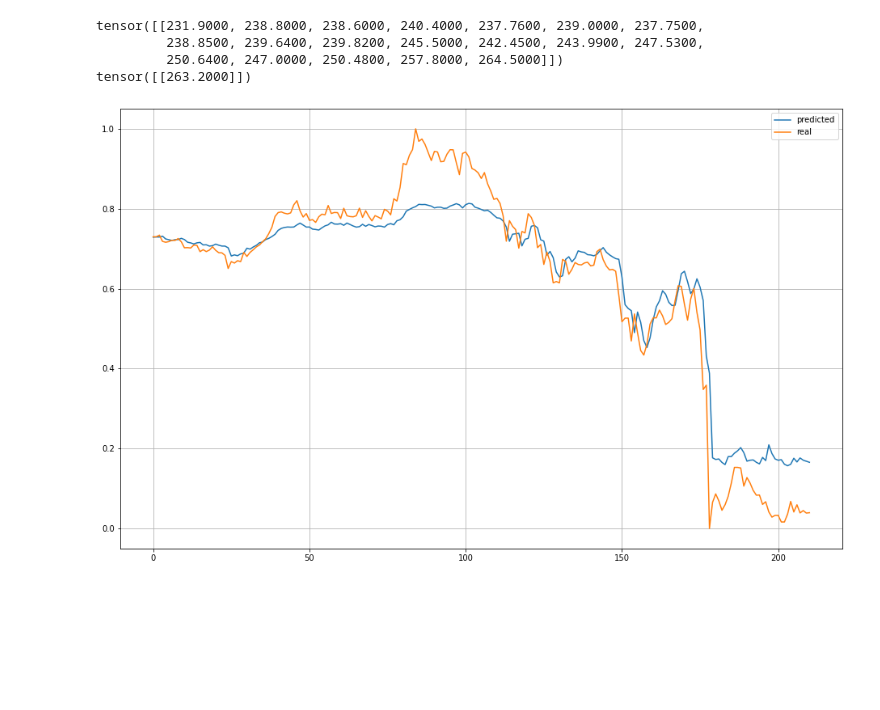
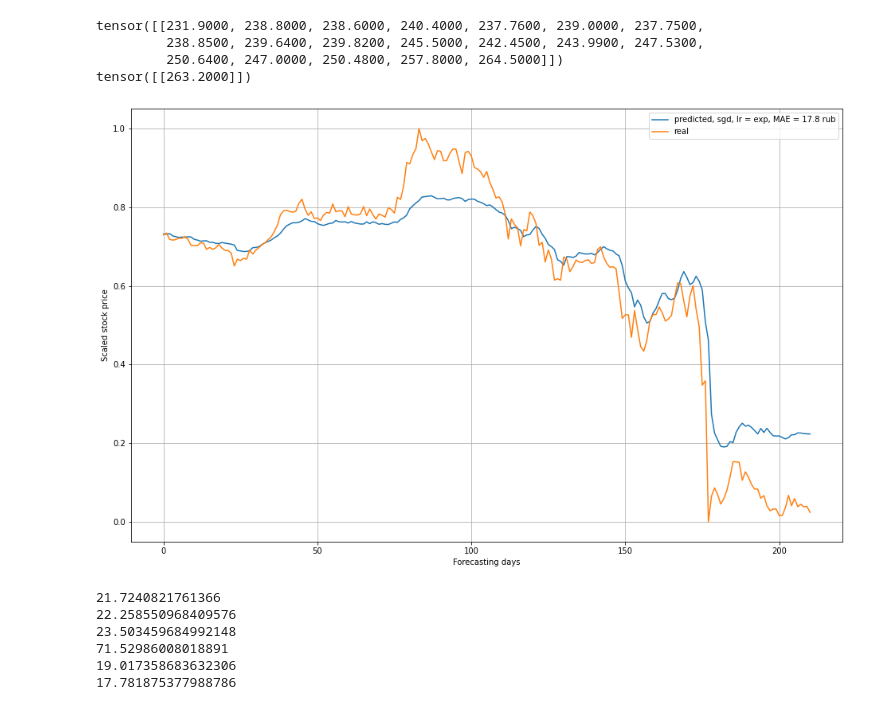
Before and after one commit to IvanLukianenko/OST, a Jupyter notebook: code/MainNotebook.ipynb, the cells around one changed output. Saved outputs shown, nothing was run; the diff lists cells and outputs as text; code cells hidden in the pictures; blank space fills up the shorter version.

```diff
--- a/code/MainNotebook.ipynb
+++ b/code/MainNotebook.ipynb
@@ -53,15 +53,16 @@ from torch.optim import Adam
 
 loss_fn = torch.nn.MSELoss(reduction="mean")
 m = model.GRU(
-    input_dim = 19,
+    input_dim = 1,
     hidden_dim = 20,
-    num_layers = 1,
+    num_layers = 5,
     output_dim = 1
 )
-opt_adam = Adam(m.parameters())
-lr_scheduler = torch.optim.lr_scheduler.CosineAnnealingLR(opt_adam, 10, eta_min=0, last_epoch=- 1, verbose=False)
-
+#opt_adam = Adam(m.parameters())
+opt_sgd = torch.optim.SGD(m.parameters(), lr=0.1)
+#lr_scheduler = torch.optim.lr_scheduler.CosineAnnealingLR(opt_sgd, 10, eta_min=0, last_epoch=- 1, verbose=False)
+lr_scheduler = torch.optim.lr_scheduler.ExponentialLR(opt_sgd, 0.9, last_epoch=- 1, verbose=False)
 start = datetime(2018, 1, 1)
 train_dl, test_dl = dp.get_dataloaders("SBER.ME", start, 20, 50)
-losses = model.train(m, train_dl, 200, opt_adam, loss_fn)
+losses = model.train(m, train_dl, 100, opt_sgd, loss_fn)
 # %% [output]
@@ -84,0 +74,5 @@ Epoch: 199 | Loss: 0.00010213780478807166
+# %%
+from dataproccesing import dp
+from datetime import datetime
+start = datetime(2018, 1, 1)
+train_dl, test_dl = dp.get_dataloaders("SBER.ME", start, 20, 50)
@@ -115,3 +128,6 @@ preds, true_values = test(m, test_dl)
+# %%
+#sber.me - sgd, exp
+preds_sgd_exp, true_values = test(m, test_dl)
 # %%
 for x, y in train_dl:
     print(x)
@@ -125,11 +141,33 @@ tensor([[263.2000]])
 # %%
 import matplotlib.pyplot as plt
 plt.figure(figsize=(16, 10))
-plt.plot([i for i in range(len(preds))], preds, label="predicted")
-plt.plot([i for i in range(len(preds))], true_values, label="real")
+#plt.plot([i for i in range(len(true_values))], preds_lr, label="predicted, adam, lr = 0.001, MAE = 21.7 rub")
+#plt.plot([i for i in range(len(true_values))], preds_cos, label="predicted, adam, lr = cosine, MAE = 22.2 rub")
+#plt.plot([i for i in range(len(true_values))], preds_exp, label="predicted, adam, lr = exp, MAE = 23.5 rub")
+#plt.plot([i for i in range(len(true_values))], preds_sgd_lr, label="predicted, sgd, lr = 0.001, MAE = 71.5 rub")
+#plt.plot([i for i in range(len(true_values))], preds_sgd_cos, label="predicted, sgd, lr = cosine, MAE = 19.0 rub")
+plt.plot([i for i in range(len(true_values))], preds_sgd_exp, label="predicted, sgd, lr = exp, MAE = 17.8 rub")
+plt.plot([i for i in range(len(true_values))], true_values, label="real")
 plt.legend()
-
+plt.ylabel("Scaled stock price")
+plt.xlabel("Forecasting days")
 plt.grid()
 plt.show()
 # %% [output]
-[figure, old version]
+[figure, new version]
+# %%
+from sklearn.metrics import mean_absolute_error as mae
+import numpy as np
+print(mae(true_values, preds_lr) * (356 - 37))
+print(mae(true_values, preds_cos)* (356 - 37))
+print(mae(true_values, preds_exp) * (356 - 37))
+print(mae(true_values, preds_sgd_lr) * (356 - 37))
+print(mae(true_values, preds_sgd_cos) * (356 - 37))
+print(mae(true_values, preds_sgd_exp) * (356 - 37))
+# %% [output]
+21.7240821761366
+22.258550968409576
+23.503459684992148
+71.52986008018891
+19.017358683632306
+17.781875377988786
```
Also changed, not shown: parts of 7 cells of this notebook, 2 other files.
